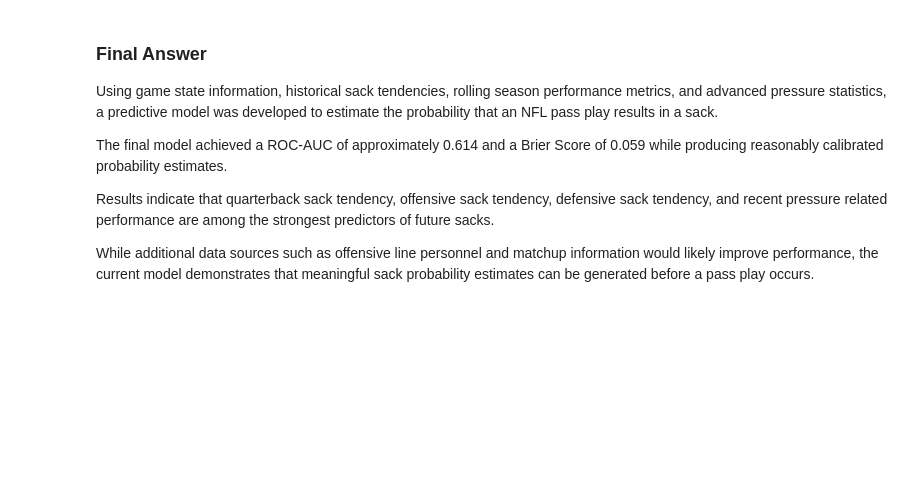
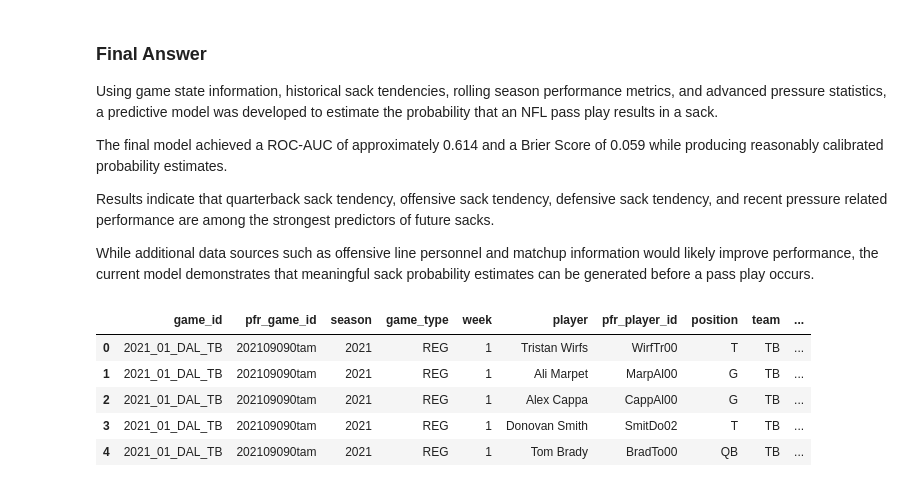
Before and after one commit to ethanfr10/NFL-Sack-Prediction, a Jupyter notebook: notebooks/01_data_exploration.ipynb, the cells around one changed output. Cells and saved outputs as stored; diff of their text form; code cells hidden in the pictures; blank space fills up the shorter version.

```diff
--- a/notebooks/01_data_exploration.ipynb
+++ b/notebooks/01_data_exploration.ipynb
@@ -1840,3 +1962,12 @@ The final model achieved a ROC-AUC of approximately 0.614 and a Brier Score of 0
 Results indicate that quarterback sack tendency, offensive sack tendency, defensive sack tendency, and recent pressure related performance are among the strongest predictors of future sacks.
 
 While additional data sources such as offensive line personnel and matchup information would likely improve performance, the current model demonstrates that meaningful sack probability estimates can be generated before a pass play occurs.
+# %%
+snap_counts.head()
+# %% [output]
+|  | game_id | pfr_game_id | season | game_type | week | player | pfr_player_id | position | team | ... |
+| 0 | 2021_01_DAL_TB | 202109090tam | 2021 | REG | 1 | Tristan Wirfs | WirfTr00 | T | TB | ... |
+| 1 | 2021_01_DAL_TB | 202109090tam | 2021 | REG | 1 | Ali Marpet | MarpAl00 | G | TB | ... |
+| 2 | 2021_01_DAL_TB | 202109090tam | 2021 | REG | 1 | Alex Cappa | CappAl00 | G | TB | ... |
+| 3 | 2021_01_DAL_TB | 202109090tam | 2021 | REG | 1 | Donovan Smith | SmitDo02 | T | TB | ... |
+| 4 | 2021_01_DAL_TB | 202109090tam | 2021 | REG | 1 | Tom Brady | BradTo00 | QB | TB | ... |
```
Also changed, not shown: parts of 10 cells of this notebook, 2 other files.
